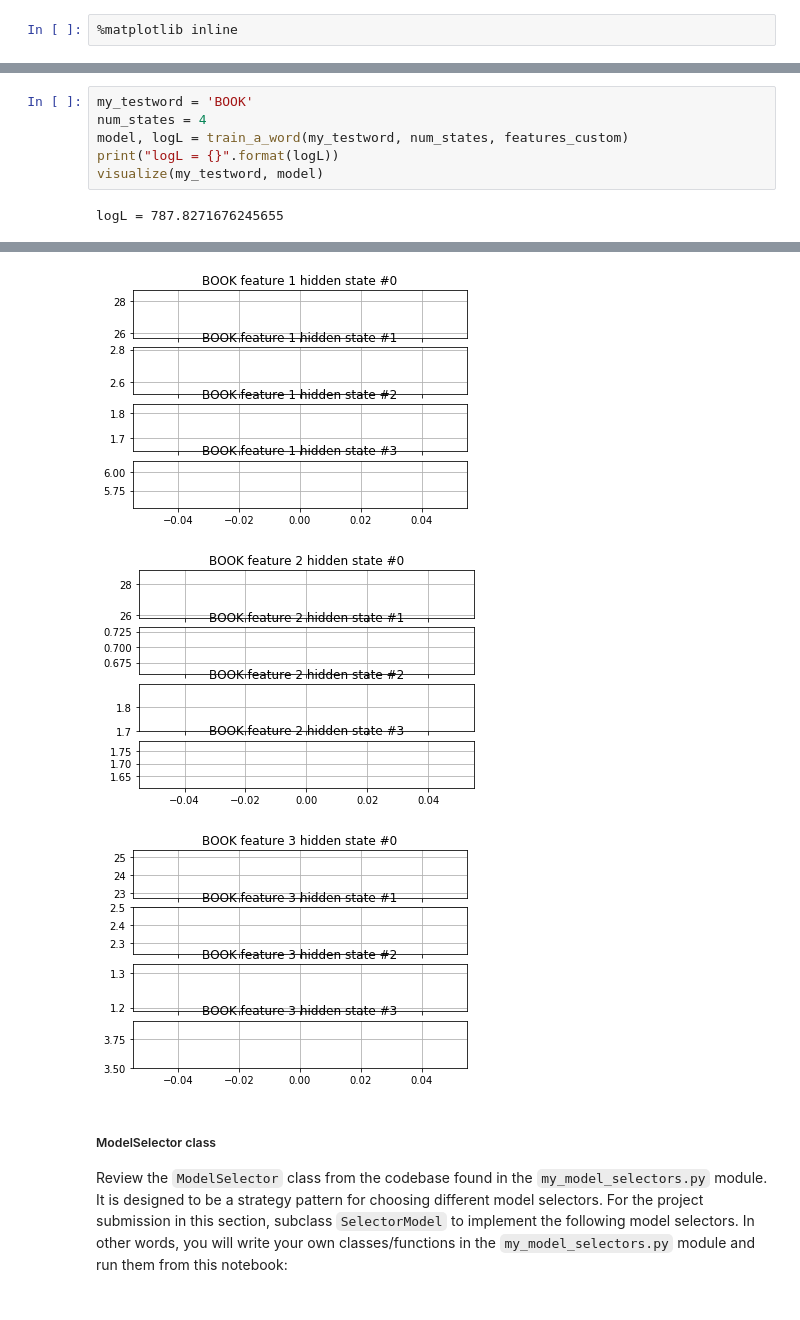
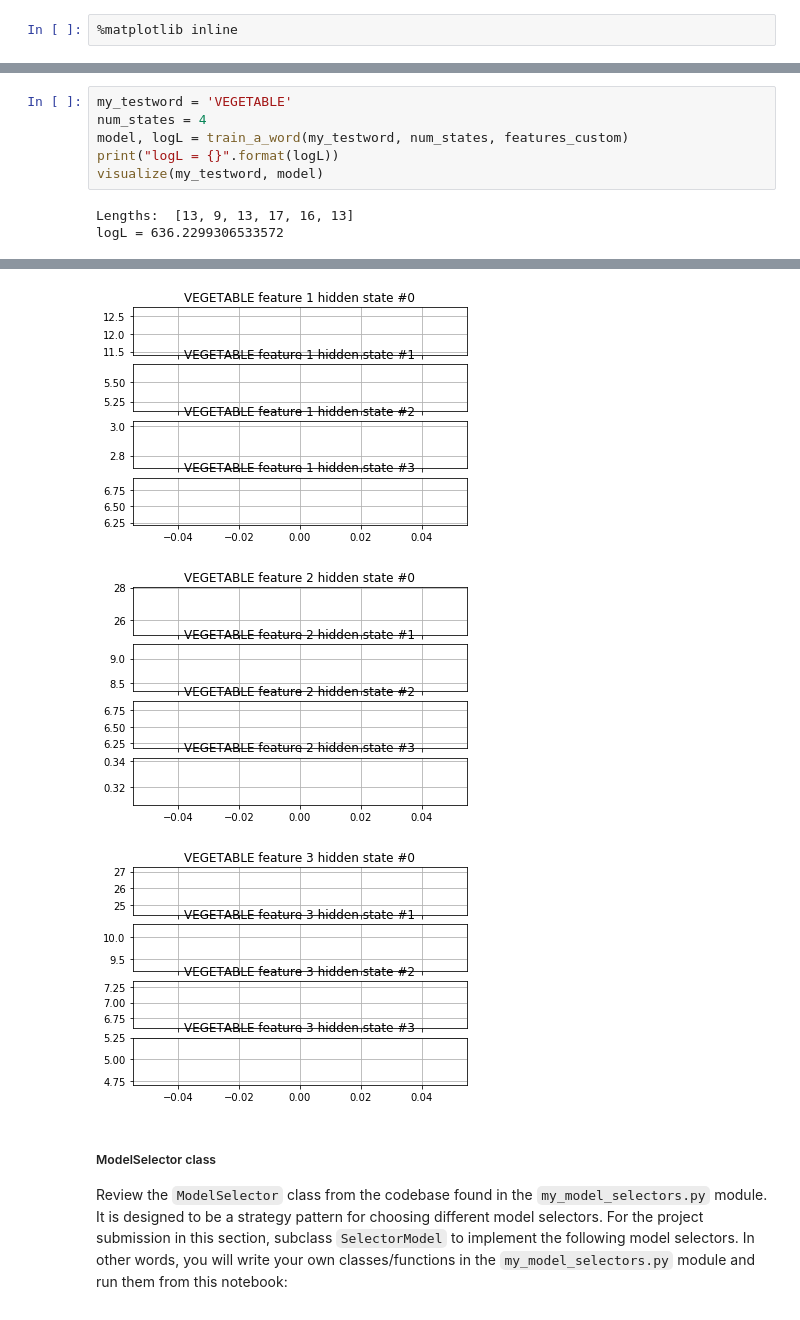
Before and after one commit to CarstenIsert/AIND-Recognizer, a Jupyter notebook: asl_recognizer.ipynb, the cells around one changed output, grey strips where cells are left out. Drawn from its saved outputs; the diff is of its cells as text.

```diff
--- a/asl_recognizer.ipynb
+++ b/asl_recognizer.ipynb
@@ -538,8 +534,9 @@ visualize(my_testword, model)
 # %%
-my_testword = 'BOOK'
+my_testword = 'VEGETABLE'
 num_states = 4
 model, logL = train_a_word(my_testword, num_states, features_custom)
 print("logL = {}".format(logL))
 visualize(my_testword, model)
 # %% [output]
-logL = 787.8271676245655
+Lengths:  [13, 9, 13, 17, 16, 13]
+logL = 636.2299306533572
@@ -547,6 +544,6 @@ logL = 787.8271676245655
-[figure, old version]
+[figure, new version]
-[figure, old version]
+[figure, new version]
-[figure, old version]
+[figure, new version]
 # %% [markdown]
 #####  ModelSelector class
 Review the `ModelSelector` class from the codebase found in the `my_model_selectors.py` module.  It is designed to be a strategy pattern for choosing different model selectors.  For the project submission in this section, subclass `SelectorModel` to implement the following model selectors.  In other words, you will write your own classes/functions in the `my_model_selectors.py` module and run them from this notebook:
```
Also changed, not shown: parts of 13 cells of this notebook, 2 other files.
